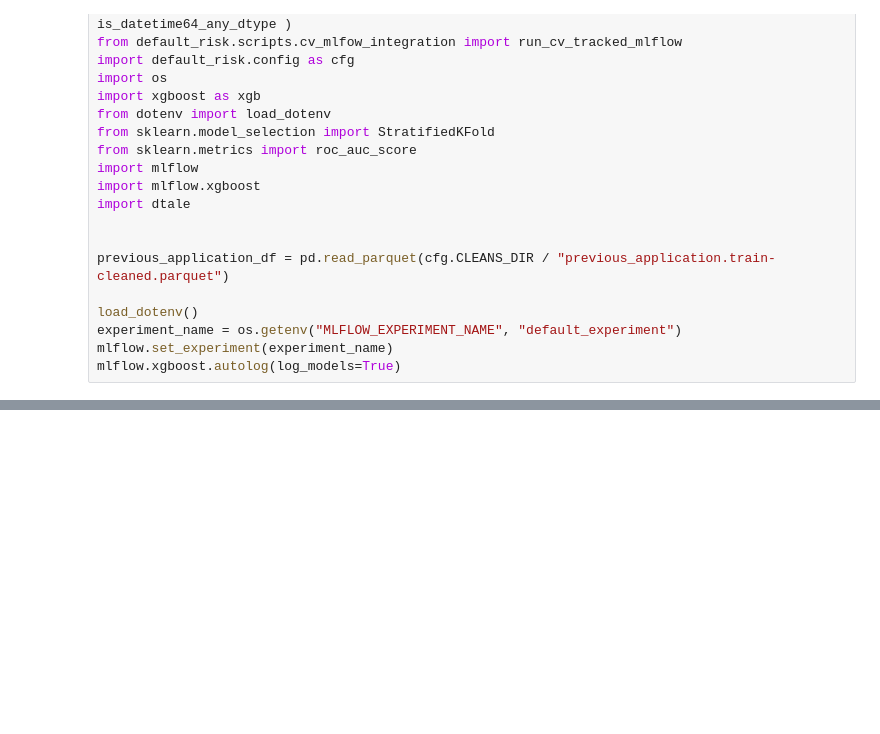
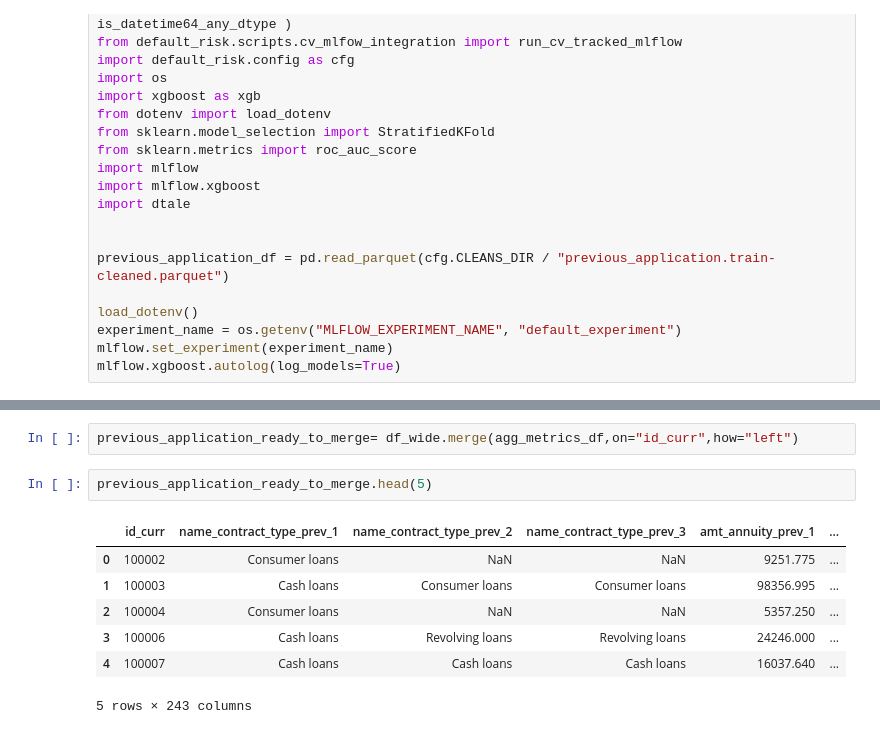
Before and after one commit to KuroEinzbern/Home-Credit-Default-Risk-Kaggle, a Jupyter notebook: notebooks/baseline/app_train_prev_app.ipynb, the cells around one changed output, grey strips where cells are left out. Drawn from its saved outputs; the diff is of its cells as text; blank space fills up the shorter version.

```diff
--- a/notebooks/baseline/app_train_prev_app.ipynb
+++ b/notebooks/baseline/app_train_prev_app.ipynb
@@ -89,0 +153,12 @@ previous_application_df.groupby("id_curr").agg({
+# %%
+previous_application_ready_to_merge= df_wide.merge(agg_metrics_df,on="id_curr",how="left")
+# %%
+previous_application_ready_to_merge.head(5)
+# %% [output]
+|  | id_curr | name_contract_type_prev_1 | name_contract_type_prev_2 | name_contract_type_prev_3 | amt_annuity_prev_1 | ... |
+| 0 | 100002 | Consumer loans | NaN | NaN | 9251.775 | ... |
+| 1 | 100003 | Cash loans | Consumer loans | Consumer loans | 98356.995 | ... |
+| 2 | 100004 | Consumer loans | NaN | NaN | 5357.250 | ... |
+| 3 | 100006 | Cash loans | Revolving loans | Revolving loans | 24246.000 | ... |
+| 4 | 100007 | Cash loans | Cash loans | Cash loans | 16037.640 | ... |
+5 rows × 243 columns
```
Also changed, not shown: parts of 8 cells of this notebook, 2 other files.
